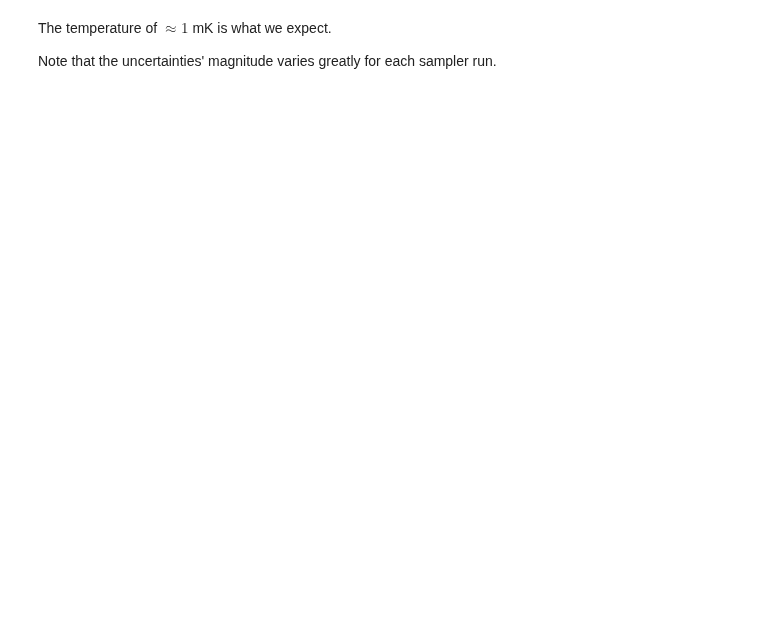
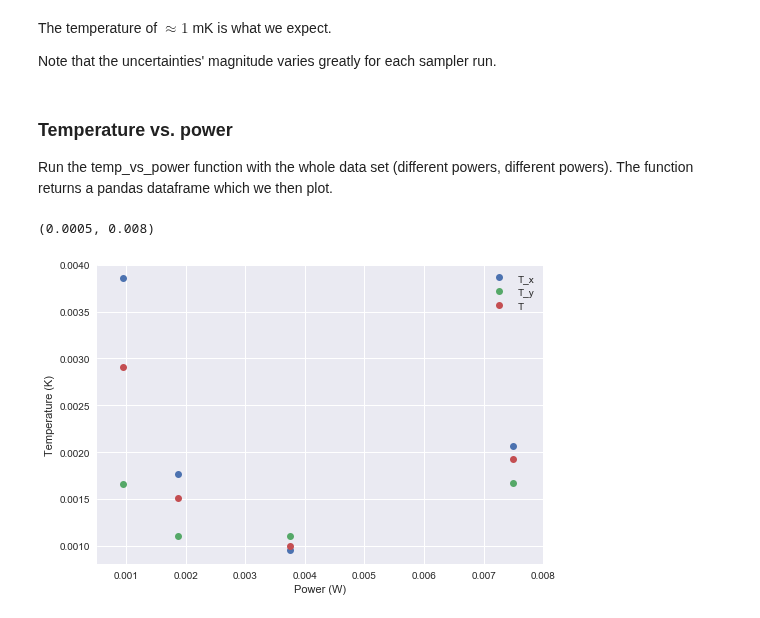
Before and after one commit to phys201/params_MOT, a Jupyter notebook: Tutorial.ipynb, the cells around one changed output. Saved outputs shown, nothing was run; the diff lists cells and outputs as text; code cells hidden in the pictures; blank space fills up the shorter version.

```diff
--- a/Tutorial.ipynb
+++ b/Tutorial.ipynb
@@ -113,3 +113,18 @@ The fitted temepratures: T_x = -40516538.382355 mK, T_y = -248492015.158766 mK,
 The temperature of $\approx 1$ mK is what we expect.
 
 Note that the uncertainties' magnitude varies greatly for each sampler run.
+# %% [markdown]
+### Temperature vs. power
+
+Run the temp_vs_power function with the whole data set (different powers, different powers). The function returns a pandas dataframe which we then plot.
+# %%
+dataPowerTemp = pm.temp_vs_power(separated_data_files)
+# %%
+dataPowerTemp.plot(x = 'power', marker='o', linestyle='')
+plt.ylabel('Temperature (K)')
+plt.xlabel('Power (W)')
+plt.gca().invert_xaxis()
+plt.xlim([0.0005,0.008])
+# %% [output]
+(0.0005, 0.008)
+[figure, added]
```
Also changed, not shown: parts of 5 cells of this notebook, 1 other file.
